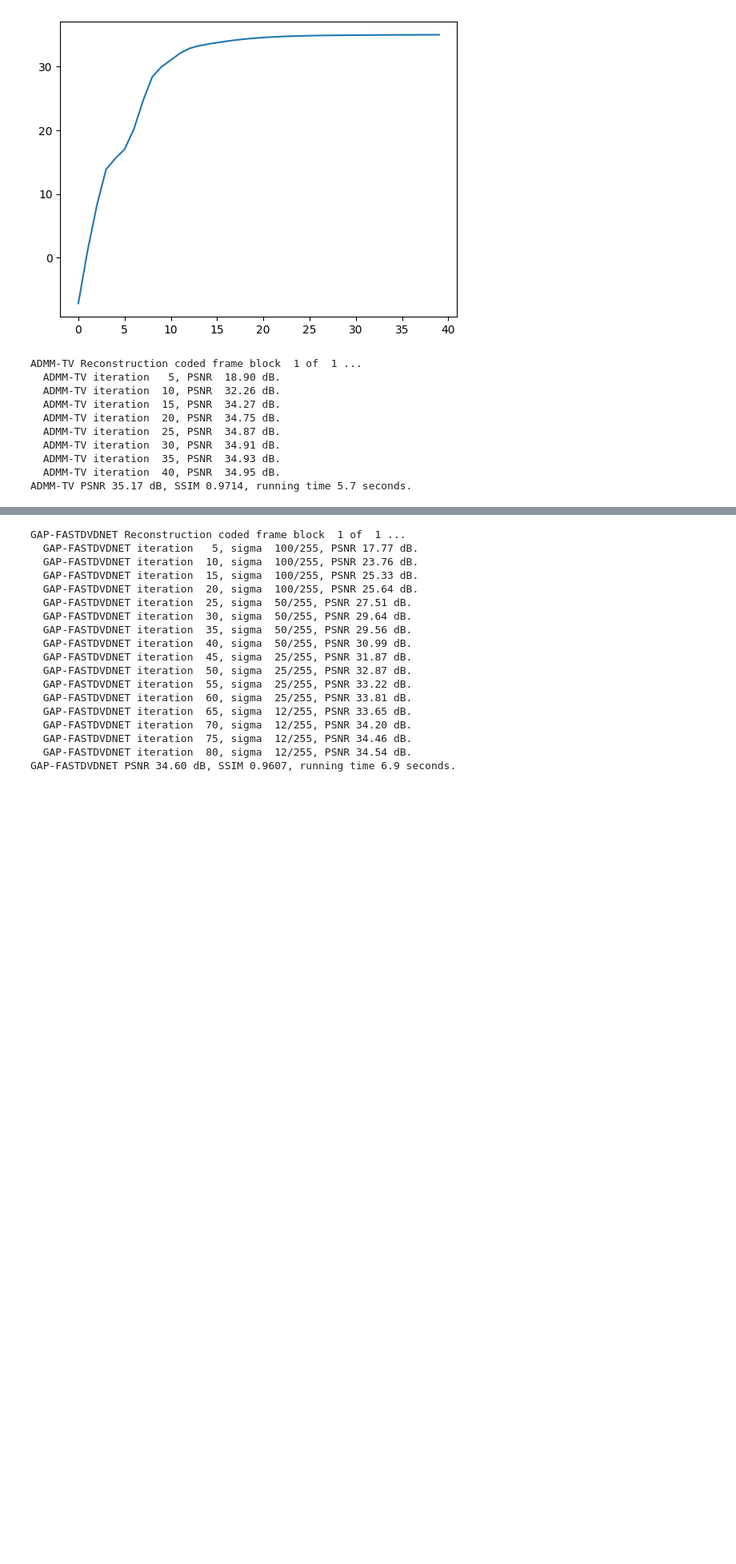
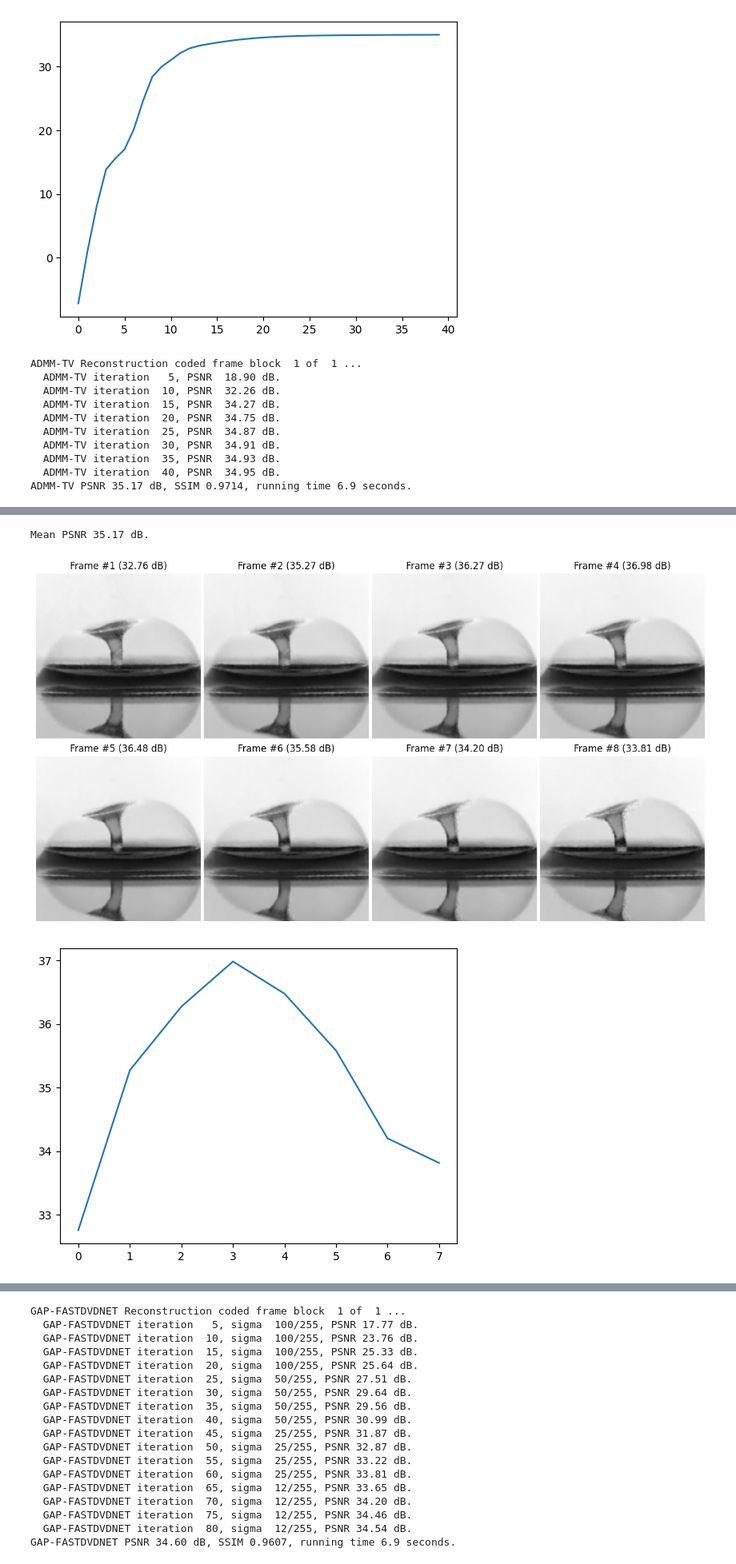
Before and after one commit to MohamedAkkAdir/PnPGAP_SCI, a Jupyter notebook: python/pnp_sci_demo.ipynb, the cells around one changed output, grey strips where cells are left out. Shown at 80% size. Saved outputs shown, nothing was run; the diff lists cells and outputs as text; code cells hidden in the pictures; blank space fills up the shorter version.

```diff
--- a/python/pnp_sci_demo.ipynb
+++ b/python/pnp_sci_demo.ipynb
@@ -28,24 +28,6 @@ from statistics import mean
 from pnp_sci_algo import admmdenoise_cacti
 
 from utils import (A_, At_)
-# %%
-# [0] environment configuration
-datasetdir = './dataset/cacti' # dataset
-# datasetdir = '../gapDenoise/dataset/cacti' # dataset
-resultsdir = './results' # results
-
-datname = 'kobe32'        # name of the dataset
-# datname = 'traffic48'     # name of the dataset
-# datname = 'runner40'      # name of the dataset
-# datname = 'drop40'        # name of the dataset
-# datname = 'crash32'       # name of the dataset
-# datname = 'aerial32'      # name of the dataset
-# datname = 'bicycle24'     # name of the dataset
-# datname = 'starfish48'    # name of the dataset
-
-# datname = 'starfish_c16_48'    # name of the dataset
-
-matfile = datasetdir + '/' + datname + '_cacti.mat' # path of the .mat data file
 # %%
 import scipy.io as sio
 import h5py
@@ -200,4 +178,48 @@ ADMM-TV Reconstruction coded frame block  1 of  1 ...
   ADMM-TV iteration  30, PSNR  34.91 dB.
   ADMM-TV iteration  35, PSNR  34.93 dB.
   ADMM-TV iteration  40, PSNR  34.95 dB.
-ADMM-TV PSNR 35.17 dB, SSIM 0.9714, running time 5.7 seconds.
+ADMM-TV PSNR 35.17 dB, SSIM 0.9714, running time 6.9 seconds.
+# %%
+# [3.3] result demonstration of GAP-Denoise
+vgapdenoise = vadmmtv
+psnr_gapdenoise = psnr_admmtv
+psnrall_gapdenoise = psnrall_admmtv[0]
+
+nmask = mask.shape[2]
+
+fig = plt.figure(figsize=(12, 6.5))
+for nt in range(nmask):
+    plt.subplot(nmask//4, 4, nt+1)
+    plt.imshow(orig[:,:,nt]/MAXB, cmap=plt.cm.gray, vmin=0, vmax=1)
+    plt.axis('off')
+    plt.title('Ground truth: Frame #{0:d}'.format(nt+1), fontsize=12)
+plt.subplots_adjust(wspace=0.02, hspace=0.02, bottom=0, top=1, left=0, right=1)
+plt.show()
+
+fig = plt.figure(figsize=(12, 6.5))
+PSNR_rec = np.zeros(nmask)
+for nt in range(nmask):
+    plt.subplot(nmask//4, 4, nt+1)
+    plt.imshow(vgapdenoise[:,:,nt], cmap=plt.cm.gray, vmin=0, vmax=1)
+    plt.axis('off')
+    plt.title('Frame #{0:d} ({1:2.2f} dB)'.format(nt+1,psnr_gapdenoise[nt]), fontsize=12)
+
+print('Mean PSNR {:2.2f} dB.'.format(mean(psnr_gapdenoise)))
+# plt.title('GAP-{} mean PSNR {:2.2f} dB'.format(denoiser.upper(),np.mean(PSNR_rec)))
+plt.subplots_adjust(wspace=0.02, hspace=0.02, bottom=0, top=1, left=0, right=1)
+plt.show()
+
+
+plt.figure(2)
+# plt.rcParams["font.family"] = 'monospace'
+# plt.rcParams["font.size"] = "20"
+plt.plot(psnr_gapdenoise)
+# plt.plot(psnr_gapdenoise,color='black')
+# plt.savefig('./results/savedfig/psnr_framewise_traffic48.png')
+plt.show()
+
+
+plt.figure(3)
+plt.plot(psnrall_gapdenoise)
+plt.show()
+# %% [output]
@@ -203,0 +227,3 @@ ADMM-TV PSNR 35.17 dB, SSIM 0.9714, running time 5.7 seconds.
+Mean PSNR 35.17 dB.
+[figure, added]
+[figure, added]
```
Also changed, not shown: parts of 4 cells of this notebook, 2 other files.
